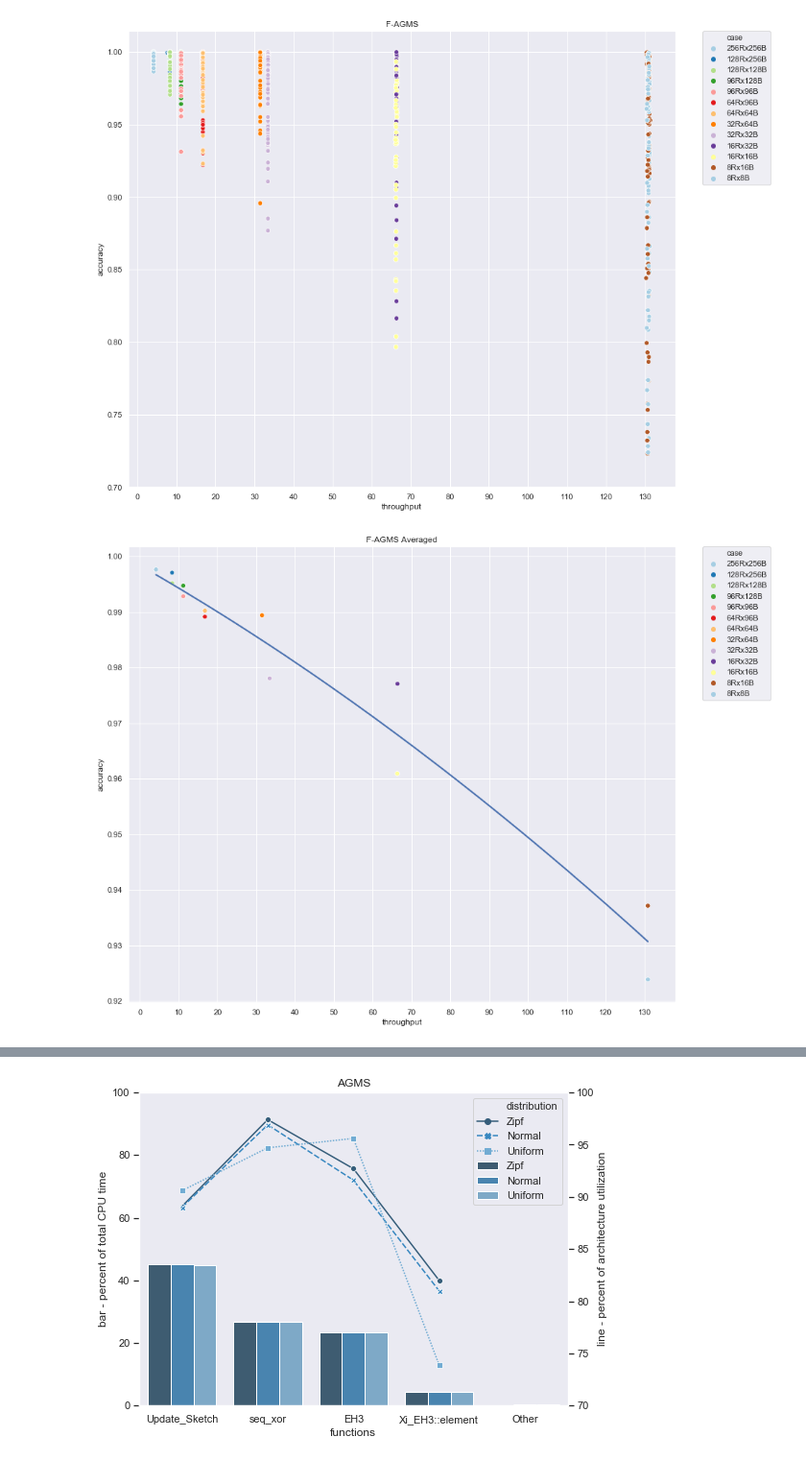
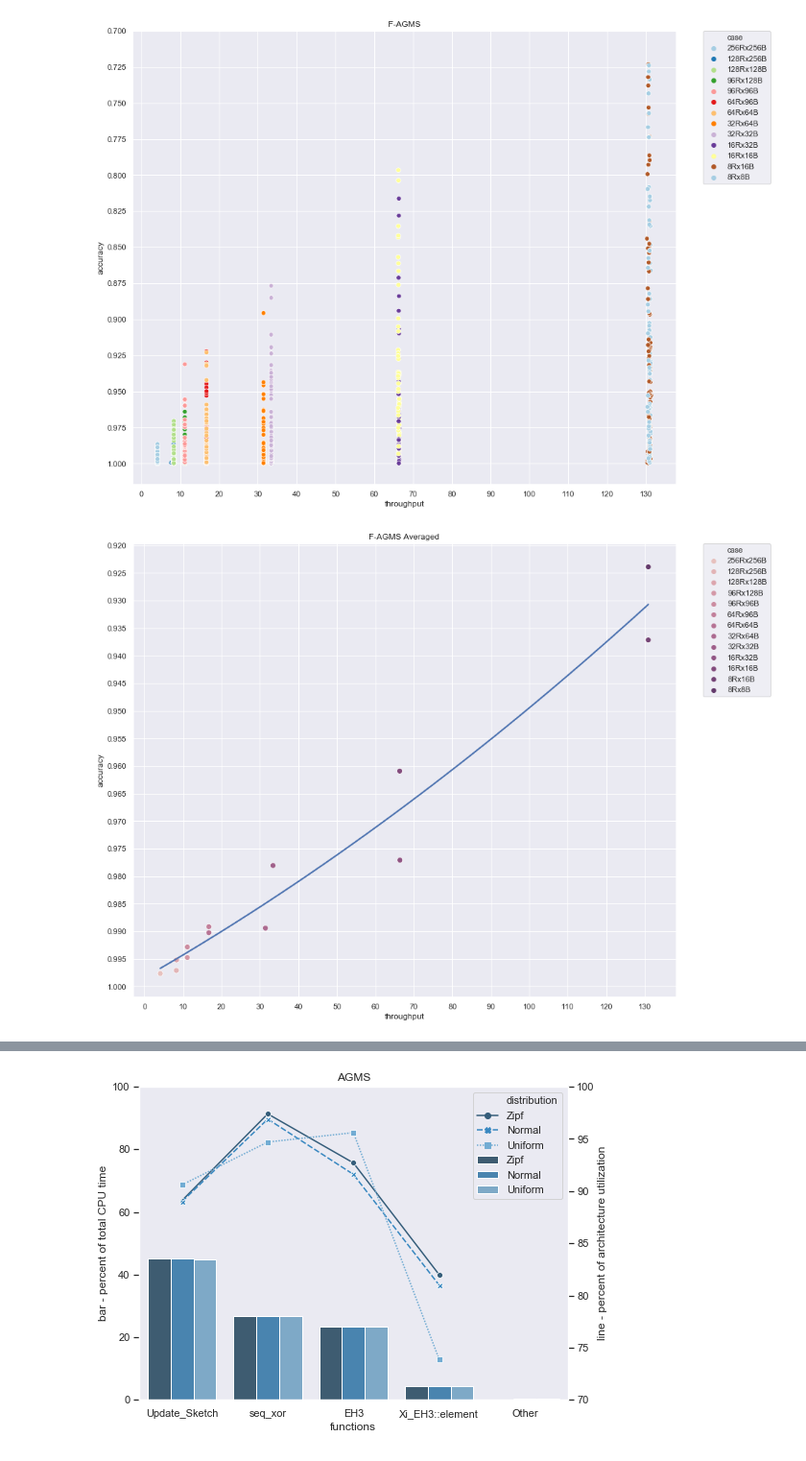
Before and after one commit to beepy0/thesis, a Jupyter notebook: Seaborn/Diagrams.ipynb, the cells around one changed output, grey strips where cells are left out. Shown at 96% size. Saved outputs shown, nothing was run; the diff lists cells and outputs as text; code cells hidden in the pictures.

```diff
--- a/Seaborn/Diagrams.ipynb
+++ b/Seaborn/Diagrams.ipynb
@@ -34,37 +34,35 @@ acc = np.array([0.999998, 0.999999, 0.999994, 0.999992, 1, 0.999999, 0.999997, 0
 
 # print(acc.size)
 
 df1 = pd.DataFrame(index=range(offset),
                   columns=["algorithm", "case", "throughput", "accuracy"])
 df1.algorithm = algs
 df1.case = plus_dists
 df1.throughput = thrput
 df1.accuracy = acc
 markers = ['o', 'v', '^', '<', '>', '8', 's', 'p', '*', 'h', 'H', 'D', 'd']
 plt.figure(figsize=(14,12))
 # print(df1)
 
 
 # sns.regplot(y="accuracy", x="throughput", data=df1,
 #            fit_reg=True, order=2, ci=68, truncate=True,
 #            scatter_kws={"s": 0})
-# sns.lmplot(y="accuracy", x="throughput", data=df1,
-#           )
 
 cmap = sns.cubehelix_palette(13, dark=.3, light=.8)
 sns.set_color_codes("pastel")
 fig1 = sns.scatterplot(y="accuracy", x="throughput", data=df1, hue="case",
                palette=sns.color_palette("Paired", 13), s=45)
 sns.set_color_codes()
 fig1.set(title="F-AGMS")
-plt.yticks(np.arange(0.7, 1.01, 0.05))
+fig1.axes.invert_yaxis()
+plt.yticks(np.arange(0.7, 1.01, 0.025))
 plt.xticks(np.arange(0, 140, 10.0))
 plt.legend(bbox_to_anchor=(1.05, 1), loc=2, borderaxespad=0.)
 
-
 plt.show()
 # %% [output]
-[figure, old version]
+[figure, new version]
 # %%
 ## Baseline throughput vs accuracy based on the set buckets/rows size for this experiment
 # line plot
@@ -176,6 +174,24 @@ acc_avg_uniform = np.array([st.mean(acc[dist_offset+0:dist_offset+32]),
                             st.mean(acc[dist_offset+352:dist_offset+384]),
                             st.mean(acc[dist_offset+384:dist_offset+416])])
 
+plt.figure(figsize=(14,12))
+
+# avg_three_thrp = np.append(thrput_avg_zipf, np.append(thrput_avg_normal, thrput_avg_uniform))
+# avg_three_acc = np.append(acc_avg_zipf, np.append(acc_avg_normal, acc_avg_uniform))
+
+# df0 = pd.DataFrame(index=range(3*offset),
+#                   columns=["algorithm", "case", "throughput", "accuracy"])
+# df0.algorithm = np.repeat(algs, 3)
+# df0.case = np.tile(cases, 3)
+# df0.throughput = avg_three_thrp
+# df0.accuracy = avg_three_acc
+
+# sns.regplot(y="accuracy", x="throughput", data=df0,
+#            fit_reg=True, order=2, ci=34, truncate=True,
+#            scatter_kws={"s": 0})
+
+
+
 avg_thrp = (np.array(thrput_avg_zipf) + np.array(thrput_avg_normal) + np.array(thrput_avg_uniform)) / 3.0
 avg_acc = (np.array(acc_avg_zipf) + np.array(acc_avg_normal) + np.array(acc_avg_uniform)) / 3.0
 
@@ -187,23 +203,23 @@ df1.algorithm = algs
 df1.case = cases
 df1.throughput = avg_thrp
 df1.accuracy = avg_acc
-markers = ['o', 'v', '^', '<', '>', '8', 's', 'p', '*', 'h', 'H', 'D', 'd']
-plt.figure(figsize=(14,12))
 
 sns.regplot(y="accuracy", x="throughput", data=df1,
            fit_reg=True, order=2, ci=0, truncate=True,
            scatter_kws={"s": 0})
 
+
 cmap = sns.cubehelix_palette(13, dark=.3, light=.8)
 sns.set_color_codes("pastel")
 fig1 = sns.scatterplot(y="accuracy", x="throughput", data=df1, hue="case",
-               palette=sns.color_palette("Paired", 13), s=45)
+               palette=cmap, s=65)
 sns.set_color_codes()
 fig1.set(title="F-AGMS Averaged")
-# plt.xticks(np.arange(0.7, 1.01, 0.05))
+fig1.axes.invert_yaxis()
+plt.yticks(np.arange(0.92, 1.001, 0.005))
 plt.xticks(np.arange(0, 140, 10.0))
 plt.legend(bbox_to_anchor=(1.05, 1), loc=2, borderaxespad=0.)
 
 plt.show()
 # %% [output]
-[figure, old version]
+[figure, new version]
```
Also changed, not shown: parts of 7 cells of this notebook.
